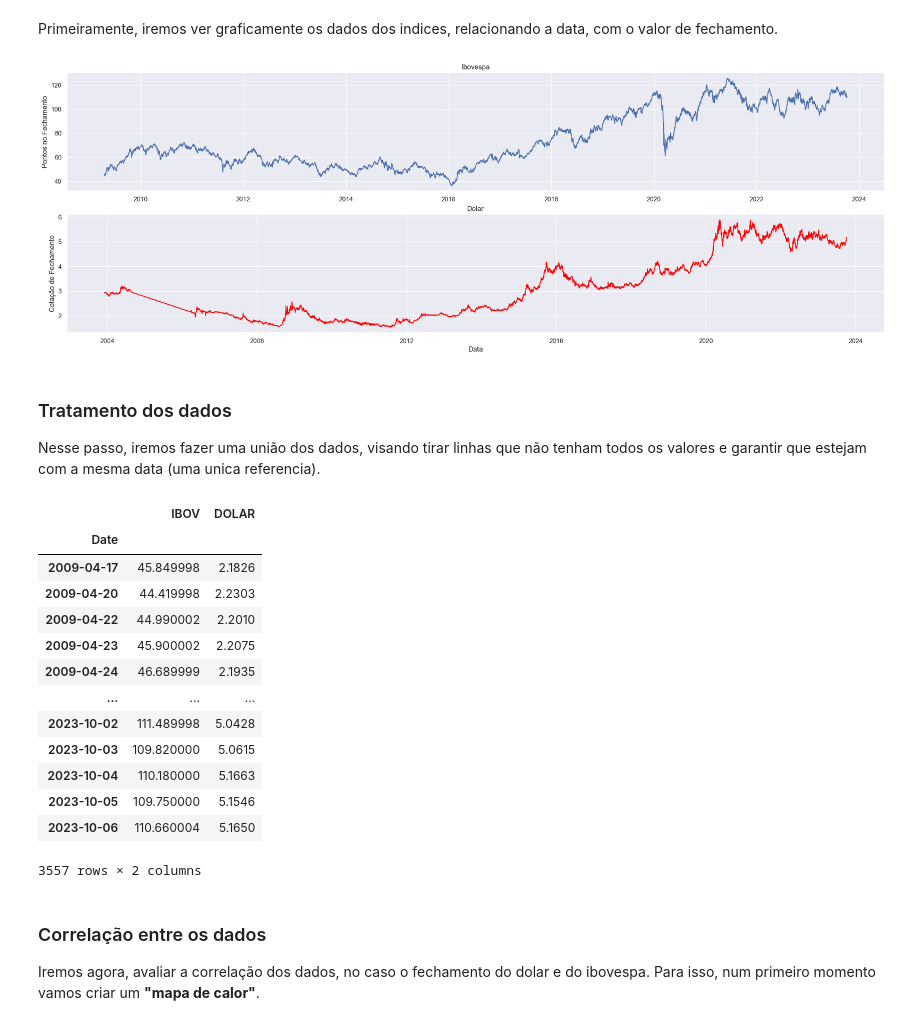
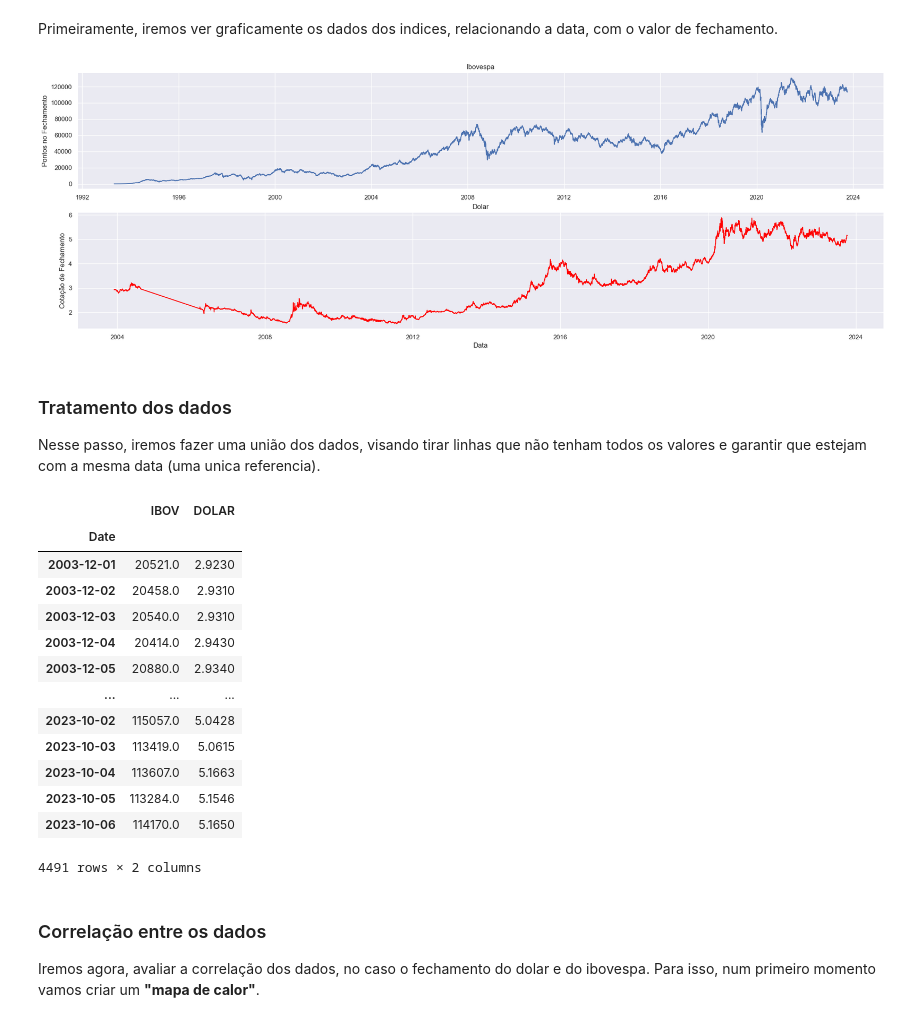
Before and after one commit to FilipeOSilva/ifsc, a Jupyter notebook: APRENDIZADO-DE-MAQUINA/trabalho/finance.ipynb, the cells around one changed output. Drawn from its saved outputs; the diff is of its cells as text; code cells hidden in the pictures.

```diff
--- a/APRENDIZADO-DE-MAQUINA/trabalho/finance.ipynb
+++ b/APRENDIZADO-DE-MAQUINA/trabalho/finance.ipynb
@@ -17,7 +17,7 @@ Iremos pegar as cotações:
 # %%
 import yfinance as yf
 
-ibov = yf.Ticker('BOVA11.SA')
+ibov = yf.Ticker('^BVSP')
 dolar = yf.Ticker('USDBRL=X')
 # %%
 ibov_hist = ibov.history(period='max')
@@ -64,23 +64,24 @@ Primeiramente, iremos ver graficamente os dados dos indices, relacionando a data
 # %%
 import matplotlib.pyplot as plt
 import seaborn as sns
 
 sns.set()
-plt.figure(figsize=(25, 8))
+plt.figure(figsize=(25, 15))
 plt.subplot(2, 1, 1)
 plt.title('Ibovespa')
+plt.xlabel('Data')
 plt.ylabel('Pontos no Fechamento')
 plt.plot(ibov_hist['Close'], label='IBOV')
 
 plt.subplot(2, 1, 2)
 plt.title('Dolar')
 plt.xlabel('Data')
 plt.ylabel('Cotação de Fechamento')
 plt.plot(dolar_hist['Close'], color='red')
 
 plt.show()
 # %% [output]
-[figure, old version]
+[figure, new version]
 # %% [markdown]
 ### Tratamento dos dados
 
@@ -98,23 +99,23 @@ dolar_hist = dolar_hist.drop(columns=['Open', 'High', 'Low', 'Volume', 'Dividend
 
 df_ibov_dolar = pd.merge(ibov_hist, dolar_hist, left_index=True, right_index=True)
 df_ibov_dolar.columns =['IBOV', 'DOLAR']
-plt.show()
+
 df_ibov_dolar
 # %% [output]
 |  | IBOV | DOLAR |
 | Date |  |  |
-| 2009-04-17 | 45.849998 | 2.1826 |
-| 2009-04-20 | 44.419998 | 2.2303 |
-| 2009-04-22 | 44.990002 | 2.2010 |
-| 2009-04-23 | 45.900002 | 2.2075 |
-| 2009-04-24 | 46.689999 | 2.1935 |
+| 2003-12-01 | 20521.0 | 2.9230 |
+| 2003-12-02 | 20458.0 | 2.9310 |
+| 2003-12-03 | 20540.0 | 2.9310 |
+| 2003-12-04 | 20414.0 | 2.9430 |
+| 2003-12-05 | 20880.0 | 2.9340 |
 | ... | ... | ... |
-| 2023-10-02 | 111.489998 | 5.0428 |
-| 2023-10-03 | 109.820000 | 5.0615 |
-| 2023-10-04 | 110.180000 | 5.1663 |
-| 2023-10-05 | 109.750000 | 5.1546 |
-| 2023-10-06 | 110.660004 | 5.1650 |
+| 2023-10-02 | 115057.0 | 5.0428 |
+| 2023-10-03 | 113419.0 | 5.0615 |
+| 2023-10-04 | 113607.0 | 5.1663 |
+| 2023-10-05 | 113284.0 | 5.1546 |
+| 2023-10-06 | 114170.0 | 5.1650 |
-3557 rows × 2 columns
+4491 rows × 2 columns
 # %% [markdown]
 ### Correlação entre os dados
 
```
Also changed, not shown: parts of 16 cells of this notebook.
